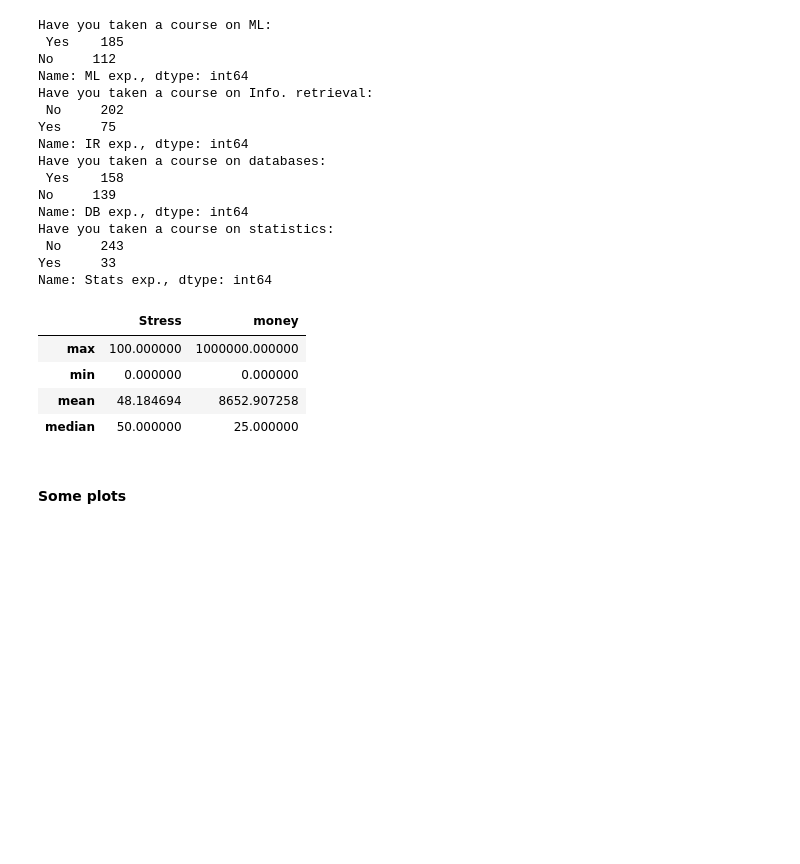
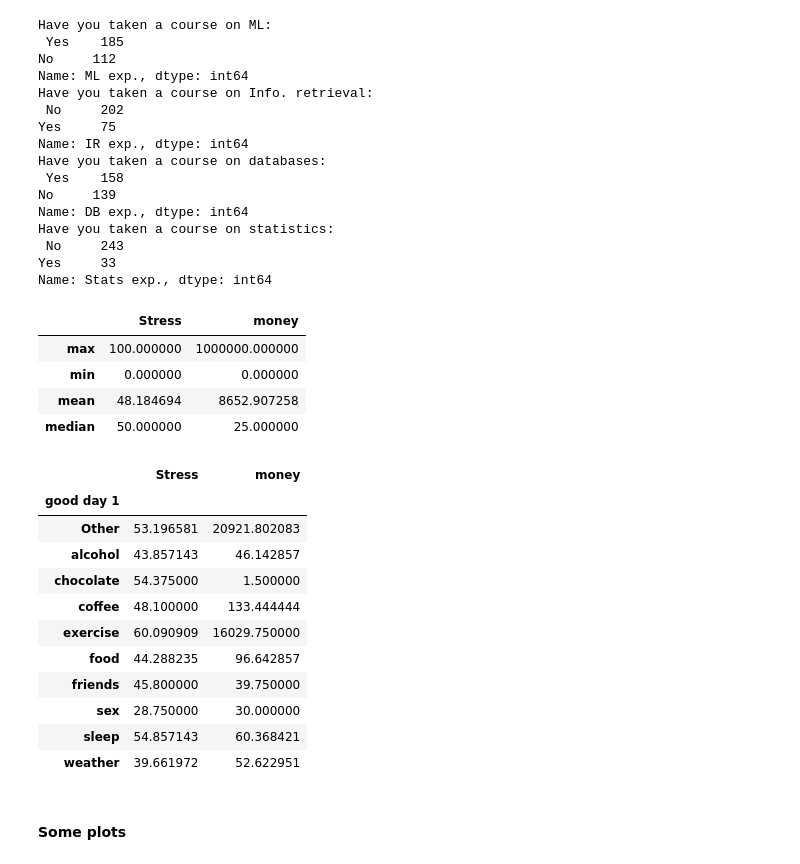
Before and after one commit to LTPrast/Data-mining, a Jupyter notebook: nadavs_a1.ipynb, the cells around one changed output. Cells and saved outputs as stored; diff of their text form; code cells hidden in the pictures; blank space fills up the shorter version.

Commit message:
good day reasons analysis

```diff
--- a/nadavs_a1.ipynb
+++ b/nadavs_a1.ipynb
@@ -136,3 +136,40 @@ df['money'] = df['money'].apply(lambda x: "invalid" if str(x) == 'nan' else x)
 df.loc[df['money'].str.contains(',|€|-|/|a|b|c|d|e|f|g|h|i|j|k|l|m|n|o|q|r|s|t|u|v|w|x|y|z', case=False), 'money'] = 'invalid'
 
 df['money'] = df['money'].apply(lambda x: None if x =='invalid' else int(math.floor(float(x))))
+# %%
+#Good day cleaning
+
+df["good day 1"] = df["good day 1"].str.lower()
+
+#sleep = ["good sleep","good night of sleep","a lot of sleep","8 hours of sleep","sleep"]
+#food = ["good food","food"]
+weather = ["good weather","weather","sunny weather","sunny","sunshine","nice weather","sun","warm"]
+physical = ["gym","physical","play","sport","excercise","biking","cycling","bike","cycle"]
+
+#df.loc[df["What makes a good day for you (1)?"].isin(sleep), "What makes a good day for you (1)?"] = "sleep"
+
+
+
+df.loc[df["good day 1"].str.contains("sleep"), "good day 1"] = "sleep"
+df.loc[df["good day 1"].str.contains("friends"), "good day 1"] = "friends"
+
+
+df.loc[df["good day 1"].str.contains("beer"), "good day 1"] = "alcohol"
+df.loc[df["good day 1"].str.contains("alcohol"), "good day 1"] = "alcohol"
+
+df.loc[df["good day 1"].str.contains("food"), "good day 1"] = "food"
+df.loc[df["good day 1"].str.contains("coffee"), "good day 1"] = "coffee"
+
+for w in weather:
+    df.loc[df["good day 1"].str.contains(w), "good day 1"] = "weather"
+
+for phy in physical:
+    df.loc[df["good day 1"].str.contains(phy), "good day 1"] = "exercise"
+
+goodDayCounter = df["good day 1"].value_counts()
+# goodDayCounter
+
+mostCommonGoodday = ['weather','food','sleep' ,'friends','coffee','exercise','alcohol','sex' ,'chocolate' ]
+df['good day 1'] = df['good day 1'].apply(lambda x: x if x in mostCommonGoodday else 'Other')
+goodDayCounter = df["good day 1"].value_counts()
+goodDayCounter
@@ -271,6 +320,22 @@ df.agg({'Stress' : ['max', 'min','mean','median'], 'money' : [ 'max','min','mean
 | min | 0.000000 | 0.000000 |
 | mean | 48.184694 | 8652.907258 |
 | median | 50.000000 | 25.000000 |
+# %%
+gooddayStress = df[['good day 1', "Stress",'money']].groupby('good day 1').mean()
+gooddayStress
+# %% [output]
+|  | Stress | money |
+| good day 1 |  |  |
+| Other | 53.196581 | 20921.802083 |
+| alcohol | 43.857143 | 46.142857 |
+| chocolate | 54.375000 | 1.500000 |
+| coffee | 48.100000 | 133.444444 |
+| exercise | 60.090909 | 16029.750000 |
+| food | 44.288235 | 96.642857 |
+| friends | 45.800000 | 39.750000 |
+| sex | 28.750000 | 30.000000 |
+| sleep | 54.857143 | 60.368421 |
+| weather | 39.661972 | 52.622951 |
 # %% [markdown]
 #### Some plots
 # %%
```
Also changed, not shown: parts of 1 cell of this notebook.
